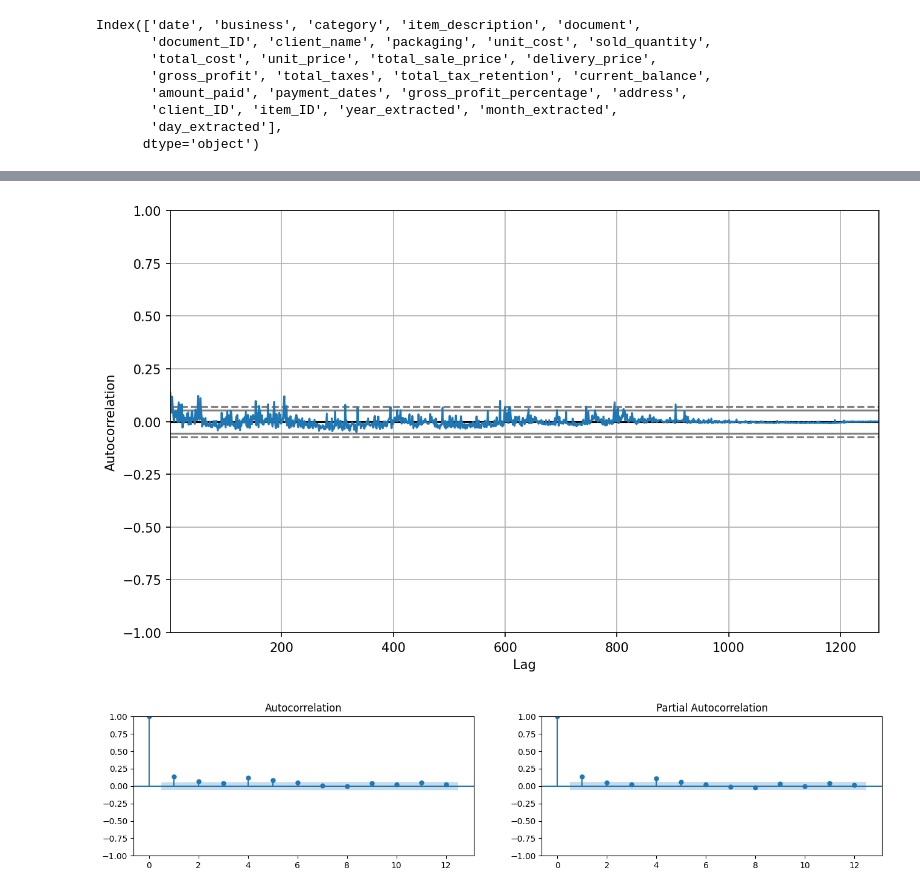
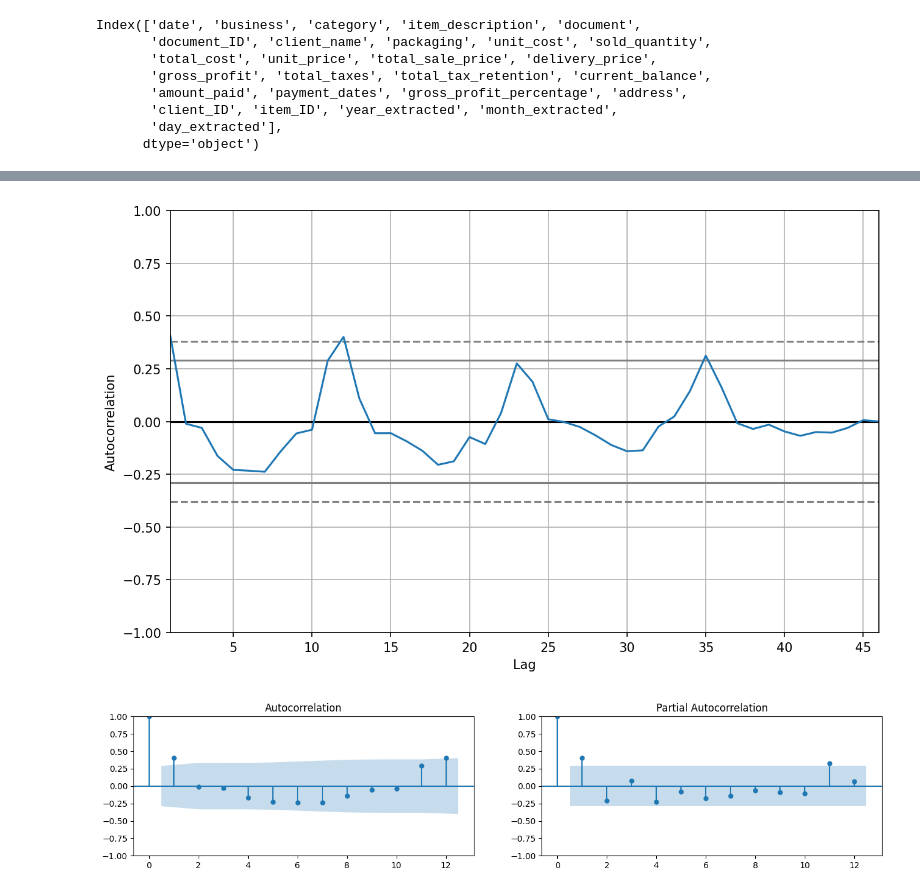
Before and after one commit to marinandres/InventoryOptimizationRNN, a Jupyter notebook: stats.ipynb, the cells around one changed output, grey strips where cells are left out. Saved outputs shown, nothing was run; the diff lists cells and outputs as text; code cells hidden in the pictures.

Commit message:
Finding that the first example that we are taking for the first product is not stationary

```diff
--- a/stats.ipynb
+++ b/stats.ipynb
@@ -185,10 +181,14 @@ def autocorrelation(df):
 
     df = df[df['item_description'] == 'Botella_750ml']
 
-    x = df['date'].values
+    df = df[['date','sold_quantity']]
+    df['first_day_of_month'] = df['date'].dt.to_period('M').dt.to_timestamp()
+    df = df.groupby(['first_day_of_month']).agg({'sold_quantity': 'sum'}).reset_index()
+
+    x = df['first_day_of_month'].values
     y = df['sold_quantity'].values
 
-    data = {'date': x, 'sold_quantity': y}
+    data = {'first_day_of_month': x, 'sold_quantity': y}
     df = pd.DataFrame(data)
 
     plt.rcParams.update({'figure.figsize':(10,6), 'figure.dpi':150})
@@ -196,22 +196,28 @@ def autocorrelation(df):
 
 autocorrelation(stats)
 # %% [output]
-[figure, old version]
+[figure, new version]
 # %%
 def autocorrelation_partialcorrelation(df):
 
+
+
     df = df[df['item_description'] == 'Botella_750ml']
 
-    x = df['date'].values
+    df = df[['date','sold_quantity']]
+    df['first_day_of_month'] = df['date'].dt.to_period('M').dt.to_timestamp()
+    df = df.groupby(['first_day_of_month']).agg({'sold_quantity': 'sum'}).reset_index()
+
+    x = df['first_day_of_month'].values
     y = df['sold_quantity'].values
 
-    data = {'date': x, 'sold_quantity': y}
+    data = {'first_day_of_month': x, 'sold_quantity': y}
     df = pd.DataFrame(data)
 
     fig, axes = plt.subplots(1,2,figsize=(16,3), dpi= 100)
     plot_acf(df['sold_quantity'].tolist(), lags=12, ax=axes[0])
     plot_pacf(df['sold_quantity'].tolist(), lags=12, ax=axes[1])
 
 autocorrelation_partialcorrelation(stats)
 # %% [output]
-[figure, old version]
+[figure, new version]
```
Also changed, not shown: parts of 9 cells of this notebook.
